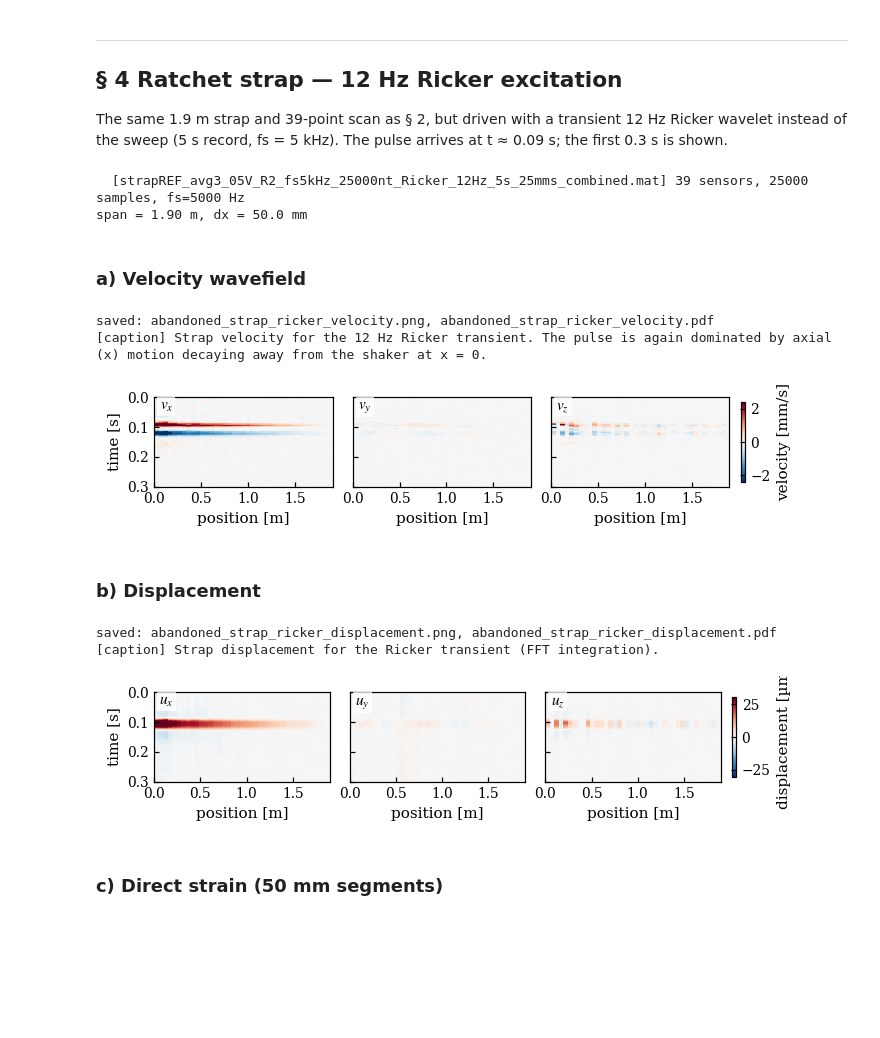
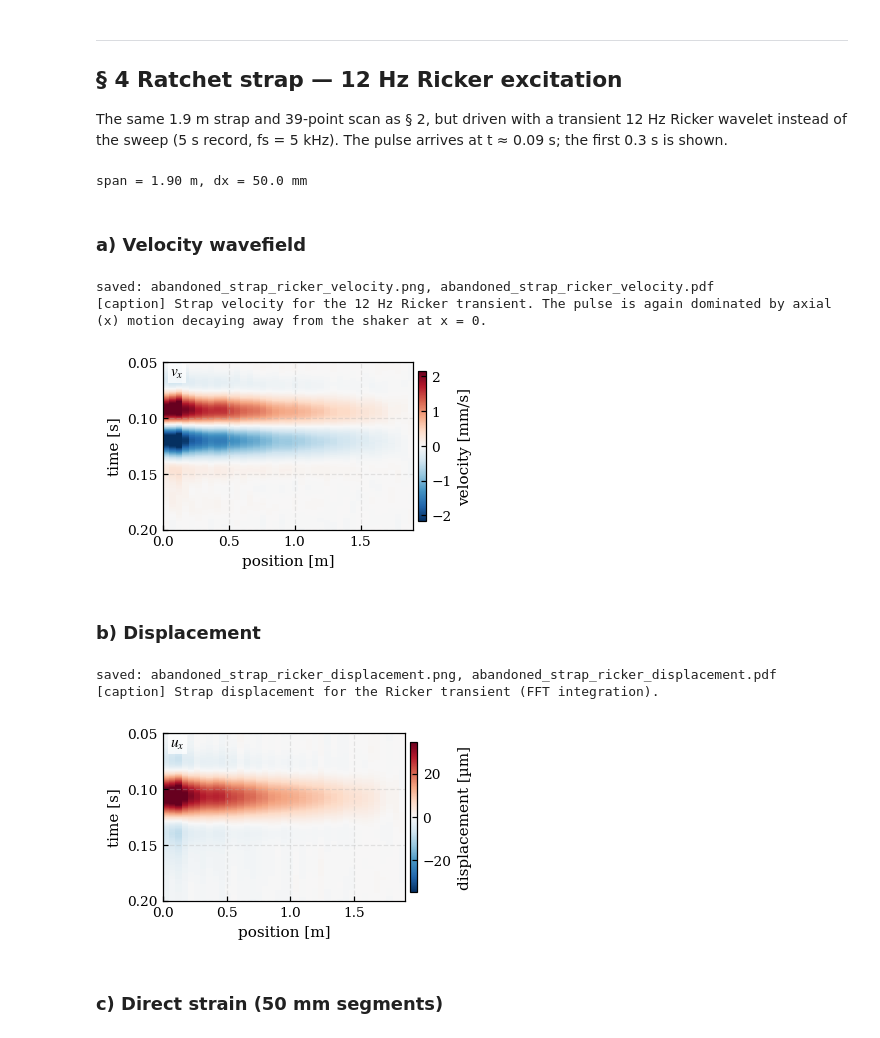
Before and after one commit to olav-cor/ldv-cable-coupling, a Jupyter notebook: Analysis_v2/09_Abandoned_Experiments.ipynb, the cells around one changed output. Drawn from its saved outputs; the diff is of its cells as text; code cells hidden in the pictures; blank space fills up the shorter version.

```diff
--- a/Analysis_v2/09_Abandoned_Experiments.ipynb
+++ b/Analysis_v2/09_Abandoned_Experiments.ipynb
@@ -59,6 +59,11 @@ SEGMENT_RICKER_FILES = {
     'C4':        COMBINED + r"\Cable3Pos2_avg3_05V_R2_fs5kHz_25000nt_Ricker_12Hz_5s_25mms_m7.mat",
 }
 
+# Optional lowpass for the 12 Hz Ricker recordings (§ 1, § 4-5): the pulse
+# energy sits below ~30 Hz, everything above it is sensor noise that the
+# spatial differencing amplifies. Set to None to work with the raw records.
+RICKER_LOWPASS_HZ = 30.0
+
 
 def displacement_field(ds, fmin_hp=None):
     """Integrate the three velocity components to displacement (FFT method)."""
@@ -89,10 +94,11 @@ excitation (centre frequency 12 Hz), recorded at fs = 100 kHz. The record is
 cropped to the first arrival and decimated to fs = 5 kHz (the signal band is
 < 1 kHz, so nothing is lost).
 # %%
-beam = io.load_line_dataset(BEAM_FILE, t_lim=(0.0, 1.2), decimate=20)
+beam = io.load_line_dataset(BEAM_FILE, t_lim=(0.0, 1.2), decimate=20,
+                            lowpass_hz=RICKER_LOWPASS_HZ)
 x_beam = beam['x'] - beam['x'][0]
 
 # Time window shown in the figures (Ricker arrival is at ~0.16 s)
-T_BEAM = (0.05, 0.45)
+T_BEAM = (0.05, 0.2)
 print(f"span = {x_beam[-1]:.2f} m, dx = {np.mean(np.diff(x_beam))*1e3:.1f} mm")
 # %% [output]
@@ -372,30 +376,30 @@ The same 1.9 m strap and 39-point scan as § 2, but driven with a transient
 12 Hz Ricker wavelet instead of the sweep (5 s record, fs = 5 kHz). The pulse
 arrives at t ≈ 0.09 s; the first 0.3 s is shown.
 # %%
-strap_r = io.load_line_dataset(STRAP_RICKER_FILE)
+strap_r = io.load_line_dataset(STRAP_RICKER_FILE, lowpass_hz=RICKER_LOWPASS_HZ)
 x_strap_r = strap_r['x'] - strap_r['x'][0]
 
-T_STRAP_R = (0.0, 0.3)     # Ricker arrival is at ~0.09 s
+T_STRAP_R = (0.05, 0.2)     # Ricker arrival is at ~0.09 s
 print(f"span = {x_strap_r[-1]:.2f} m, dx = {np.mean(np.diff(x_strap_r))*1e3:.1f} mm")
 # %% [output]
-  [strapREF_avg3_05V_R2_fs5kHz_25000nt_Ricker_12Hz_5s_25mms_combined.mat] 39 sensors, 25000 samples, fs=5000 Hz
 span = 1.90 m, dx = 50.0 mm
 # %% [markdown]
 ### a) Velocity wavefield
 # %%
 fig, _ = paper.wavefield_panels(
     x_strap_r, strap_r['t'],
-    [(r'$v_x$', strap_r['vx']), (r'$v_y$', strap_r['vy']), (r'$v_z$', strap_r['vz'])],
+    [(r'$v_x$', strap_r['vx'])], # , (r'$v_y$', strap_r['vy']), (r'$v_z$', strap_r['vz'])],
     clim_pct=99.5, t_lim=T_STRAP_R,
     cbar_label='velocity [mm/s]', scale=1e3)
+fig.set_size_inches(3.4, 2.0)
 paper.save_paper_fig(fig, 'abandoned_strap_ricker_velocity', tight=False)
 paper.caption_note('Strap velocity for the 12 Hz Ricker transient. The pulse '
                    'is again dominated by axial (x) motion decaying away from '
                    'the shaker at x = 0.')
 # %% [output]
 saved: abandoned_strap_ricker_velocity.png, abandoned_strap_ricker_velocity.pdf
 [caption] Strap velocity for the 12 Hz Ricker transient. The pulse is again dominated by axial (x) motion decaying away from the shaker at x = 0.
-[figure, old version]
+[figure, new version]
 # %% [markdown]
 ### b) Displacement
 # %%
@@ -403,15 +407,16 @@ ux_sr, uy_sr, uz_sr = displacement_field(strap_r)
 
 fig, _ = paper.wavefield_panels(
     x_strap_r, strap_r['t'],
-    [(r'$u_x$', ux_sr), (r'$u_y$', uy_sr), (r'$u_z$', uz_sr)],
+    [(r'$u_x$', ux_sr)], # , (r'$u_y$', uy_sr), (r'$u_z$', uz_sr)],
     clim_pct=99.5, t_lim=T_STRAP_R,
     cbar_label='displacement [µm]', scale=1e6)
+fig.set_size_inches(3.4, 2.0)
 paper.save_paper_fig(fig, 'abandoned_strap_ricker_displacement', tight=False)
 paper.caption_note('Strap displacement for the Ricker transient (FFT integration).')
 # %% [output]
 saved: abandoned_strap_ricker_displacement.png, abandoned_strap_ricker_displacement.pdf
 [caption] Strap displacement for the Ricker transient (FFT integration).
-[figure, old version]
+[figure, new version]
 # %% [markdown]
 ### c) Direct strain (50 mm segments)
 # %%
```
Also changed, not shown: parts of 16 cells of this notebook, 54 other files.
